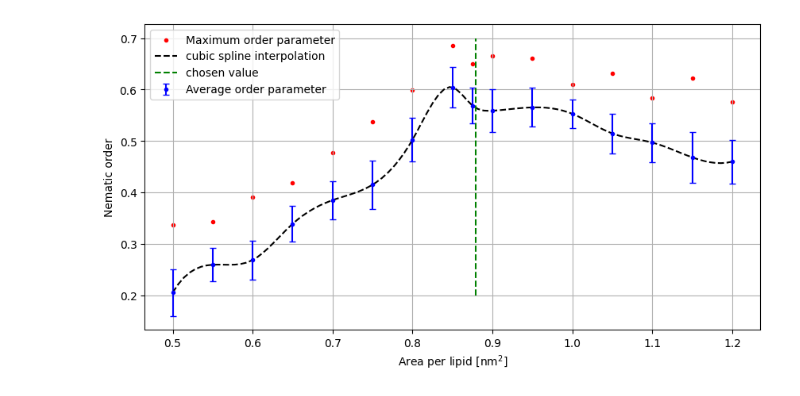
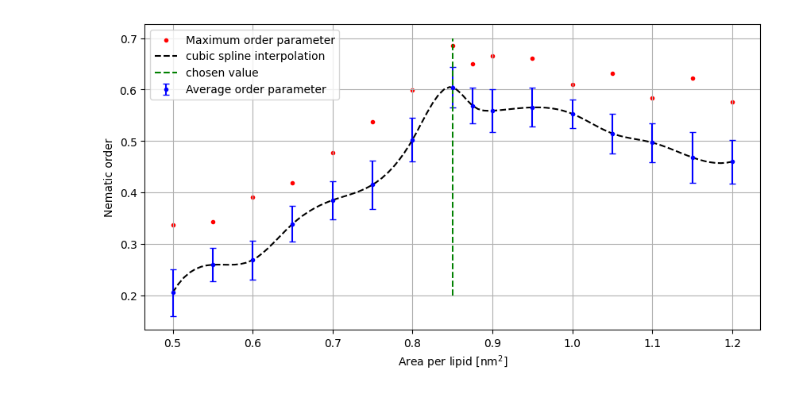
Before and after one commit to G-Scherer/dpd_simulation, a Jupyter notebook: lipid_self_assembly/apl_opt/apl_ana.ipynb, the cells around one changed output. Drawn from its saved outputs; the diff is of its cells as text; code cells hidden in the pictures.

```diff
--- a/lipid_self_assembly/apl_opt/apl_ana.ipynb
+++ b/lipid_self_assembly/apl_opt/apl_ana.ipynb
@@ -73,24 +73,24 @@ for top, traj in trajectories:
 # %%
 apls = [0.5, 0.55, 0.6, 0.65, 0.7, 0.75, 0.8, 0.85, 0.875, 0.9, 0.95, 1, 1.05, 1.1, 1.15, 1.2]
 
 mean = [t[1] for t in results]
 max = [t[0] for t in results]
 std = [t[2] for t in results]
 
 spline = CubicSpline(apls, mean)
 range = np.linspace(0.5,1.2,100)
 
 plt.figure(figsize=(10,5))
 plt.scatter(apls, max, marker=".", label="Maximum order parameter", color="red")
 plt.errorbar(apls, mean, yerr = std, fmt =".", label="Average order parameter", color="b", capsize=3)
 plt.plot(range, spline(range), color="black", linestyle="dashed", label="cubic spline interpolation")
-plt.plot([0.879, 0.879], [0.2, 0.7], label="chosen value", linestyle="dashed", color="green")
+plt.plot([0.85, 0.85], [0.2, 0.7], label="chosen value", linestyle="dashed", color="green")
 plt.xlabel(r"Area per lipid [nm$^2$]")
 plt.ylabel("Nematic order")
 #plt.ylim((0,1))
 
 plt.legend(loc="upper left")
 plt.grid()
 plt.show()
 # %% [output]
-[figure, old version]
+[figure, new version]
```
Also changed, not shown: 20 other files.
